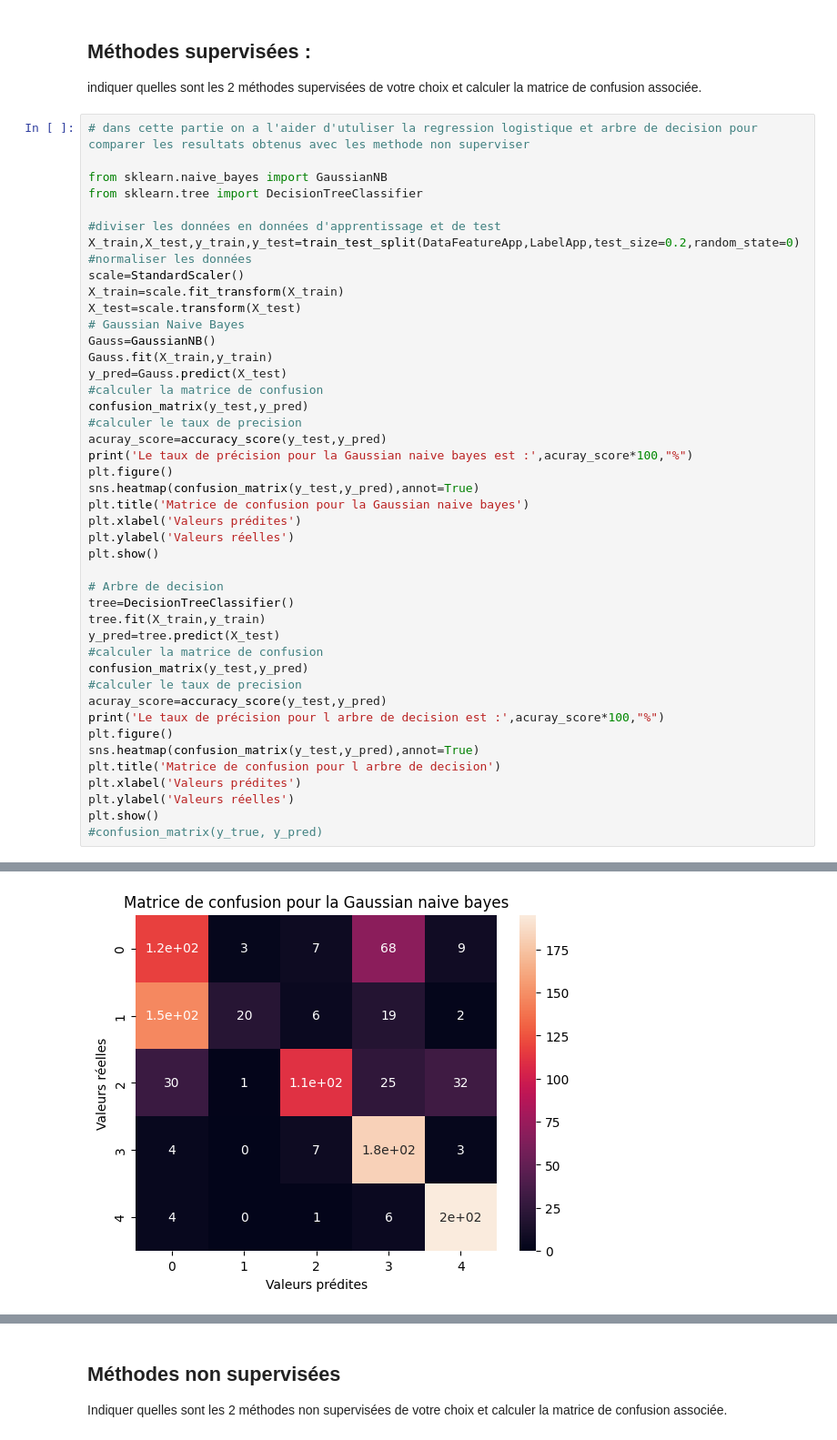
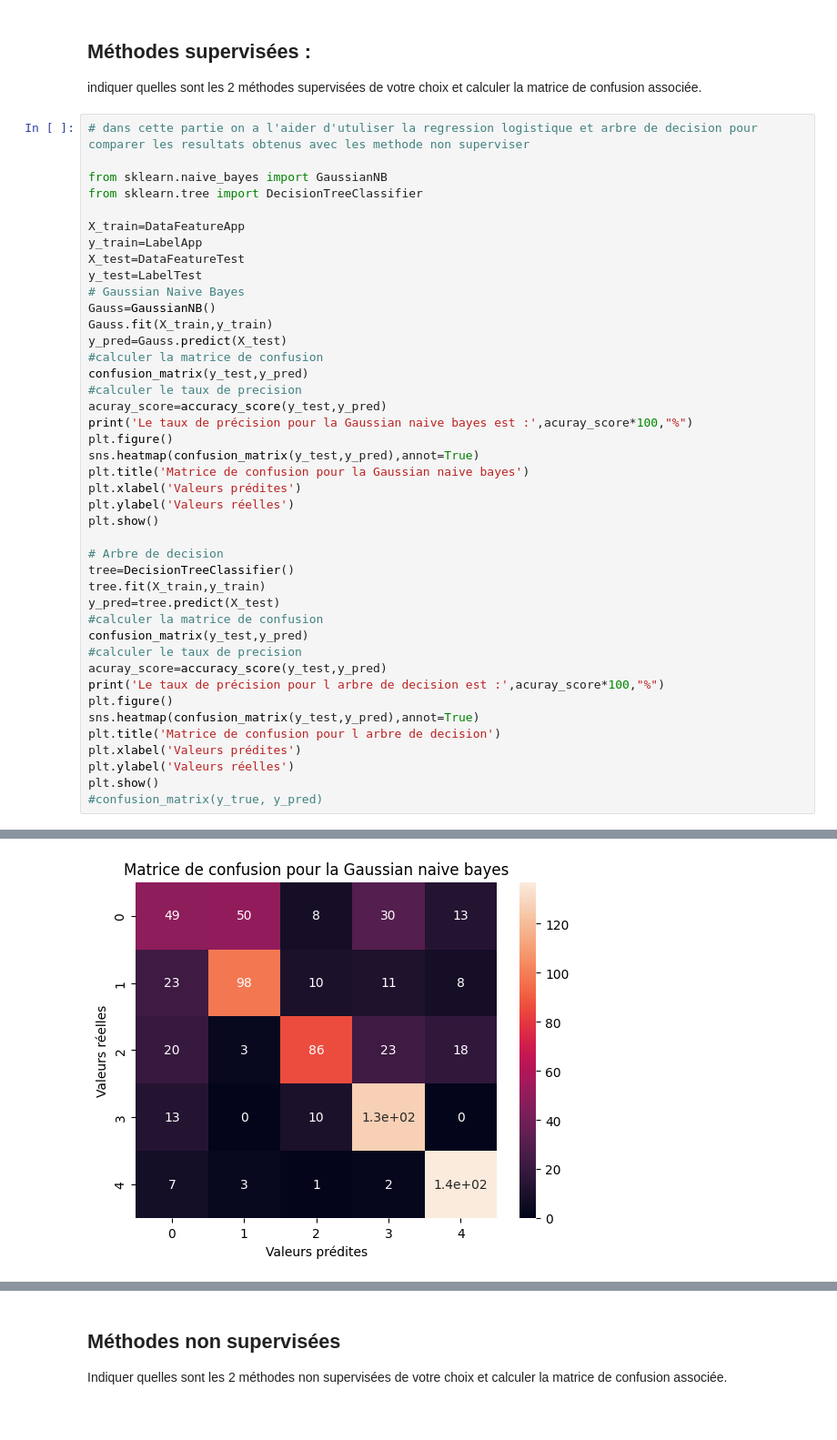
Before and after one commit to MA-BOUSSOUALEF/Classification-of-Heartbeats, a Jupyter notebook: Projet_ECG_Etudiant.ipynb, the cells around one changed output, grey strips where cells are left out. Shown at 91% size. Drawn from its saved outputs; the diff is of its cells as text.

```diff
--- a/Projet_ECG_Etudiant.ipynb
+++ b/Projet_ECG_Etudiant.ipynb
@@ -114,12 +136,10 @@ indiquer quelles sont les 2 méthodes supervisées de votre choix et calculer la
 from sklearn.naive_bayes import GaussianNB
 from sklearn.tree import DecisionTreeClassifier
 
-#diviser les données en données d'apprentissage et de test
-X_train,X_test,y_train,y_test=train_test_split(DataFeatureApp,LabelApp,test_size=0.2,random_state=0)
-#normaliser les données
-scale=StandardScaler()
-X_train=scale.fit_transform(X_train)
-X_test=scale.transform(X_test)
+X_train=DataFeatureApp
+y_train=LabelApp
+X_test=DataFeatureTest
+y_test=LabelTest
 # Gaussian Naive Bayes
 Gauss=GaussianNB()
 Gauss.fit(X_train,y_train)
@@ -157 +177 @@ Le taux de précision pour la Gaussian naive bayes est : 62.6 %
-[figure, old version]
+[figure, new version]
```
Also changed, not shown: parts of 6 cells of this notebook.
